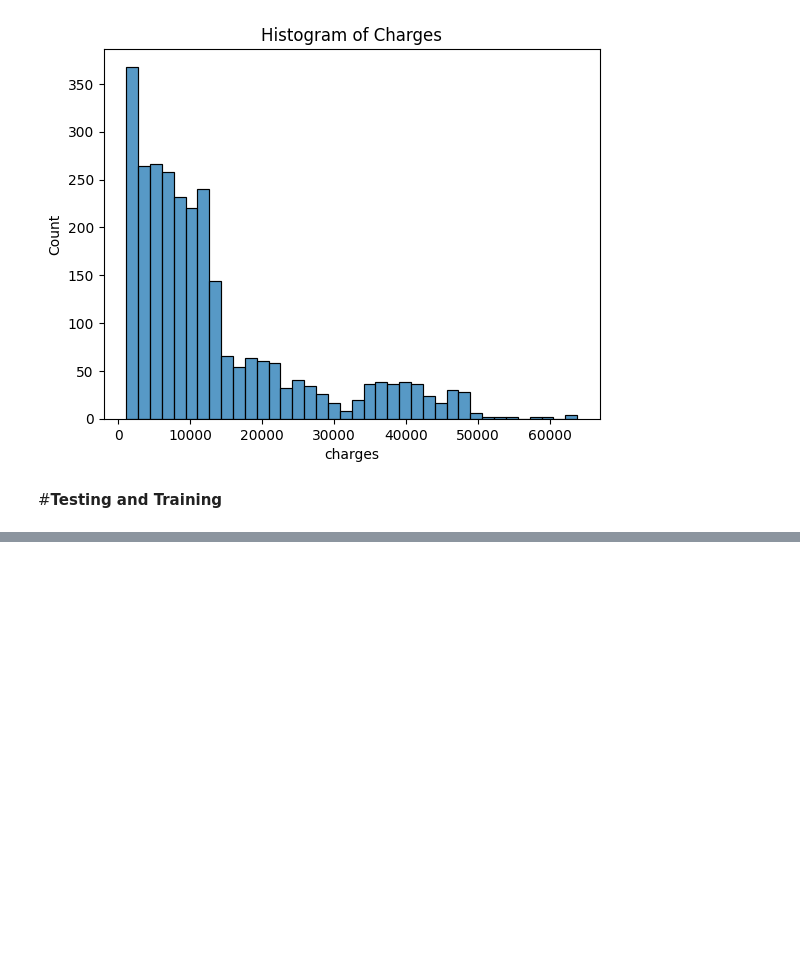
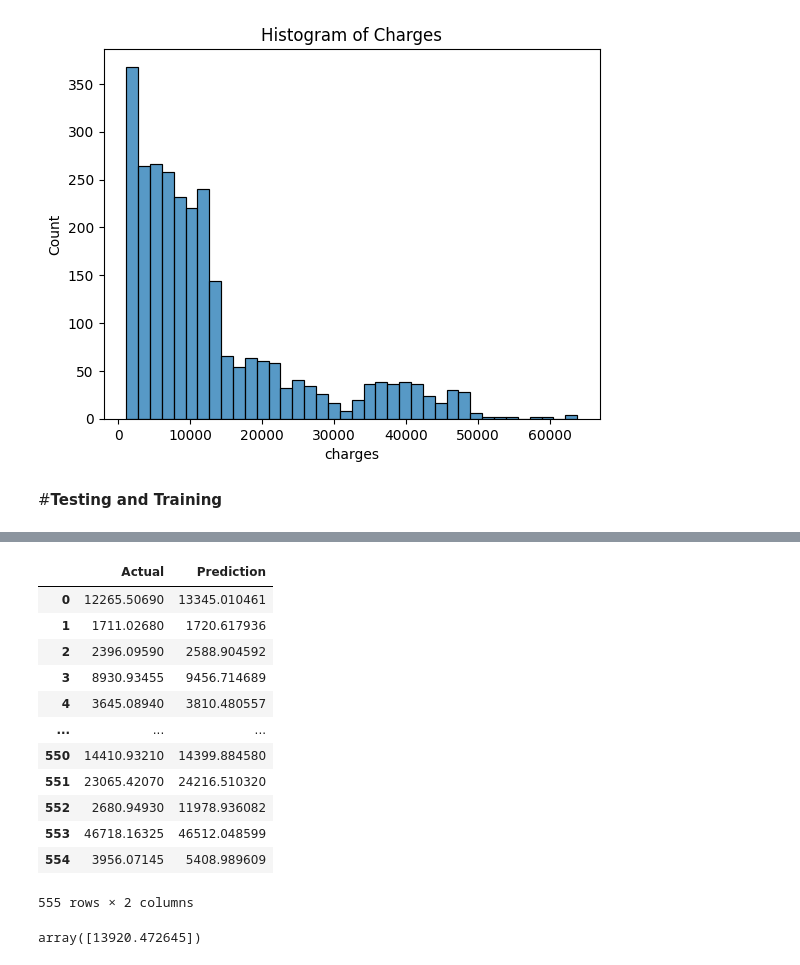
Before and after one commit to ChAbid-773/Medical_Insurance, a Jupyter notebook: Medical_Insurance.ipynb, the cells around one changed output, grey strips where cells are left out. Drawn from its saved outputs; the diff is of its cells as text; code cells hidden in the pictures; blank space fills up the shorter version.

```diff
--- a/Medical_Insurance.ipynb
+++ b/Medical_Insurance.ipynb
@@ -287,0 +435,6 @@ memory usage: 8.7 KB
+# %%
+from sklearn.ensemble import RandomForestRegressor
+model5=RandomForestRegressor()
+model5.fit(x_train,y_train)
+y_pred5=model5.predict(x_test)
+print(y_pred5)
@@ -287,0 +459,21 @@ memory usage: 8.7 KB
+# %%
+df5=pd.DataFrame({"Actual":y_test,"Prediction":y_pred5}).reset_index(drop=True)
+df5
+# %% [output]
+|  | Actual | Prediction |
+| 0 | 12265.50690 | 13345.010461 |
+| 1 | 1711.02680 | 1720.617936 |
+| 2 | 2396.09590 | 2588.904592 |
+| 3 | 8930.93455 | 9456.714689 |
+| 4 | 3645.08940 | 3810.480557 |
+| ... | ... | ... |
+| 550 | 14410.93210 | 14399.884580 |
+| 551 | 23065.42070 | 24216.510320 |
+| 552 | 2680.94930 | 11978.936082 |
+| 553 | 46718.16325 | 46512.048599 |
+| 554 | 3956.07145 | 5408.989609 |
+555 rows × 2 columns
+# %%
+model5.predict([[2,3,1,3,4,4]])
+# %% [output]
+array([13920.472645])
```
Also changed, not shown: parts of 24 cells of this notebook.
